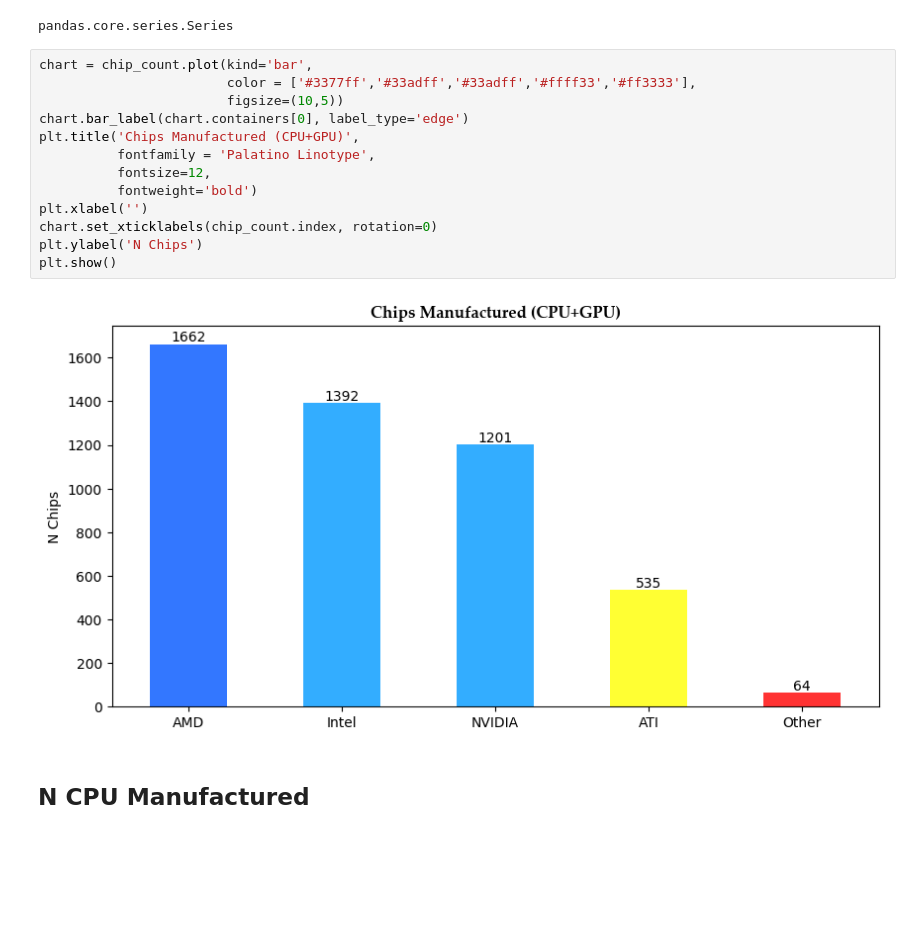
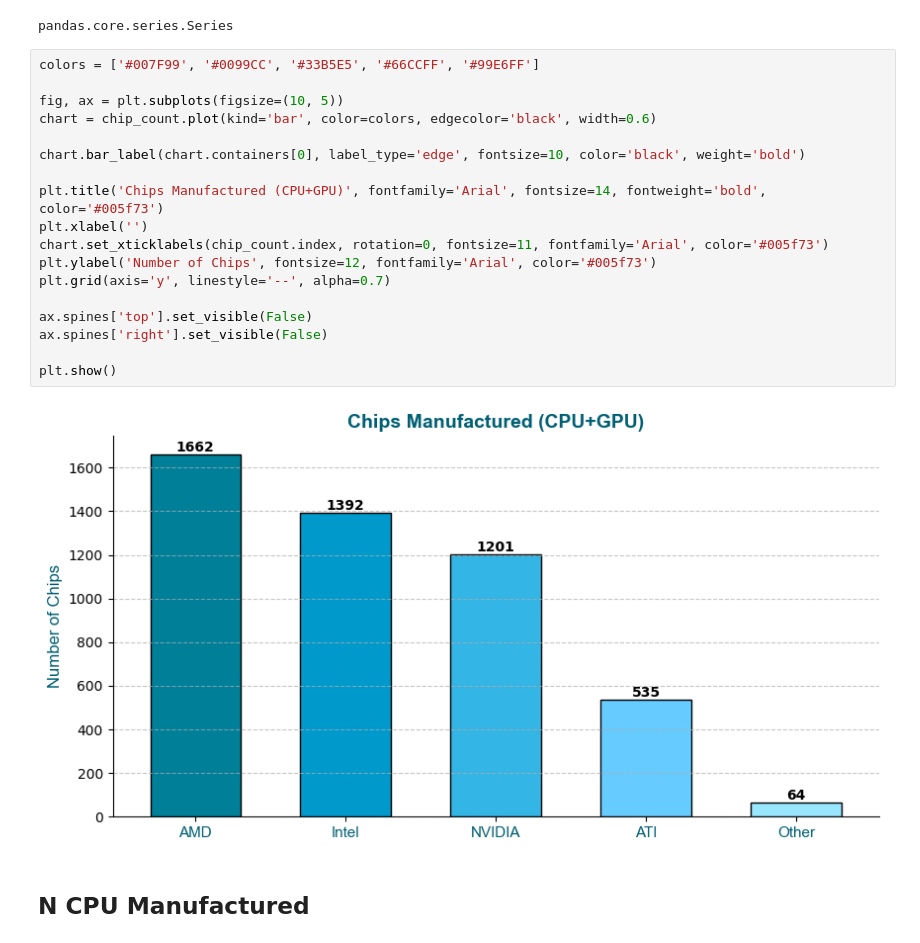
Before and after one commit to Kudo-Shinn/MATHEDA, a Jupyter notebook: Week 7/Exercise/WK7-Data-Visualization-Solution.ipynb, the cells around one changed output. Drawn from its saved outputs; the diff is of its cells as text; blank space fills up the shorter version.

```diff
--- a/Week 7/Exercise/WK7-Data-Visualization-Solution.ipynb
+++ b/Week 7/Exercise/WK7-Data-Visualization-Solution.ipynb
@@ -63,20 +64,25 @@ type(chip_count)
 # %% [output]
 pandas.core.series.Series
 # %%
-chart = chip_count.plot(kind='bar',
-                        color = ['#3377ff','#33adff','#33adff','#ffff33','#ff3333'],
-                        figsize=(10,5))
-chart.bar_label(chart.containers[0], label_type='edge')
-plt.title('Chips Manufactured (CPU+GPU)',
-          fontfamily = 'Palatino Linotype',
-          fontsize=12,
-          fontweight='bold')
+colors = ['#007F99', '#0099CC', '#33B5E5', '#66CCFF', '#99E6FF']
+
+fig, ax = plt.subplots(figsize=(10, 5))
+chart = chip_count.plot(kind='bar', color=colors, edgecolor='black', width=0.6)
+
+chart.bar_label(chart.containers[0], label_type='edge', fontsize=10, color='black', weight='bold')
+
+plt.title('Chips Manufactured (CPU+GPU)', fontfamily='Arial', fontsize=14, fontweight='bold', color='#005f73')
 plt.xlabel('')
-chart.set_xticklabels(chip_count.index, rotation=0)
-plt.ylabel('N Chips')
+chart.set_xticklabels(chip_count.index, rotation=0, fontsize=11, fontfamily='Arial', color='#005f73')
+plt.ylabel('Number of Chips', fontsize=12, fontfamily='Arial', color='#005f73')
+plt.grid(axis='y', linestyle='--', alpha=0.7)
+
+ax.spines['top'].set_visible(False)
+ax.spines['right'].set_visible(False)
+
 plt.show()
 # %% [output]
-[figure, old version]
+[figure, new version]
 # %% [markdown]
 ## N CPU Manufactured
 # %%
```
Also changed, not shown: parts of 9 cells of this notebook.
